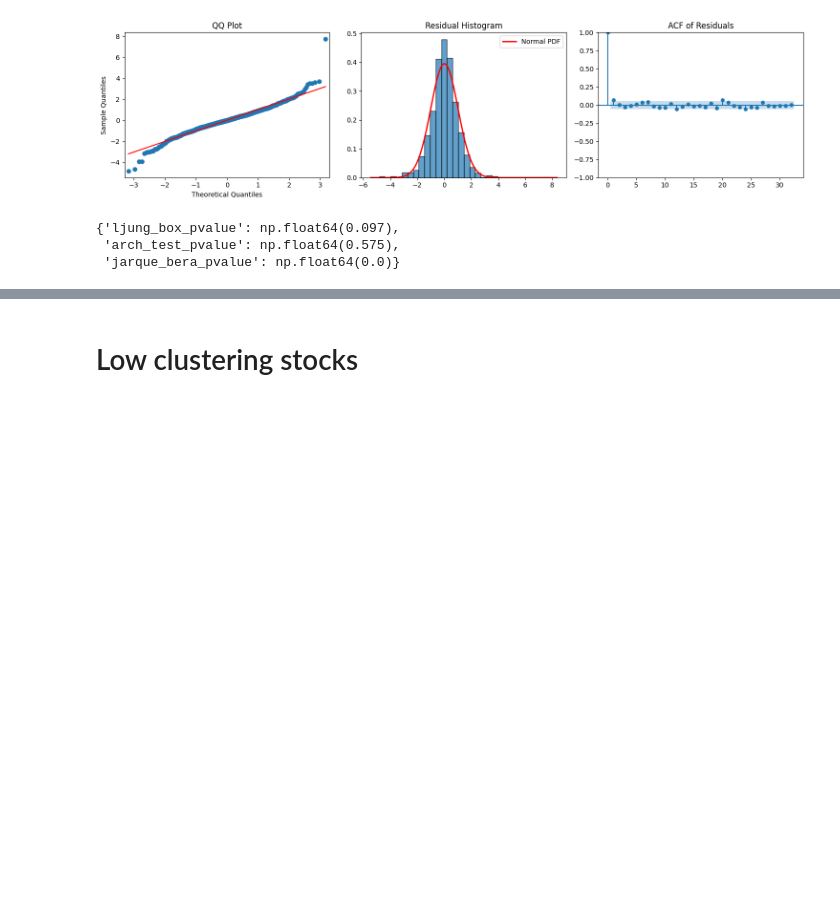
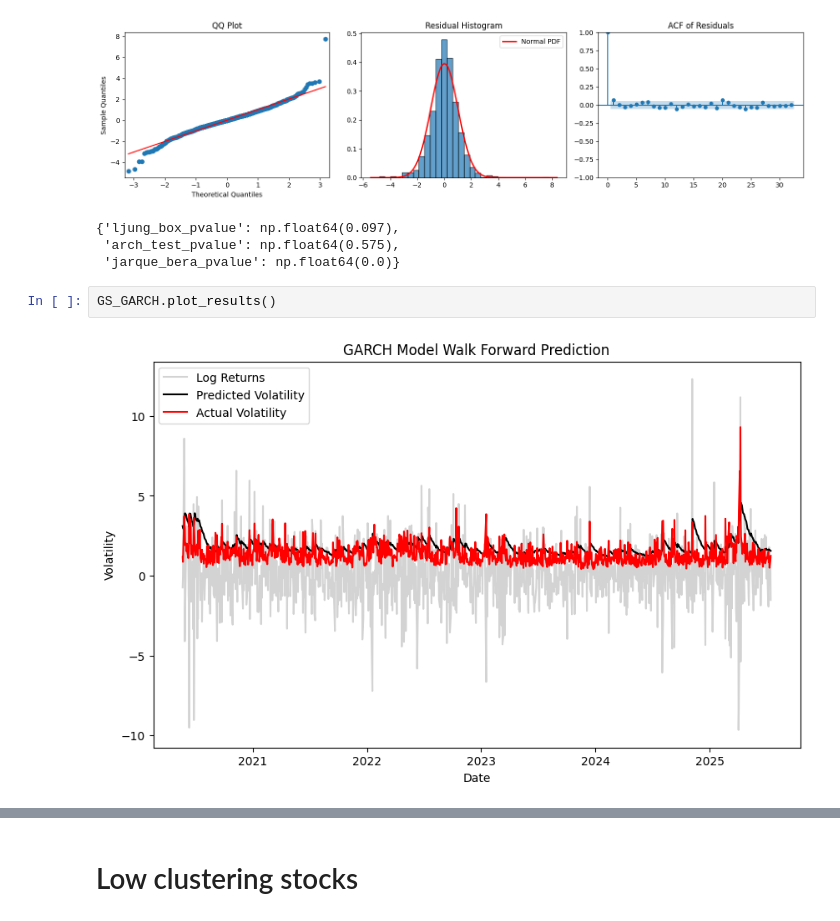
Before and after one commit to sushmita212/Stock_Volatility_Forecasting, a Jupyter notebook: GARCH_preliminary_tests.ipynb, the cells around one changed output, grey strips where cells are left out. Saved outputs shown, nothing was run; the diff lists cells and outputs as text; blank space fills up the shorter version.

```diff
--- a/GARCH_preliminary_tests.ipynb
+++ b/GARCH_preliminary_tests.ipynb
@@ -136,3 +181,7 @@ GS_GARCH.residual_diagnostics()
 {'ljung_box_pvalue': np.float64(0.097),
  'arch_test_pvalue': np.float64(0.575),
  'jarque_bera_pvalue': np.float64(0.0)}
+# %%
+GS_GARCH.plot_results()
+# %% [output]
+[figure, added]
```
Also changed, not shown: parts of 9 cells of this notebook, 1 other file.
